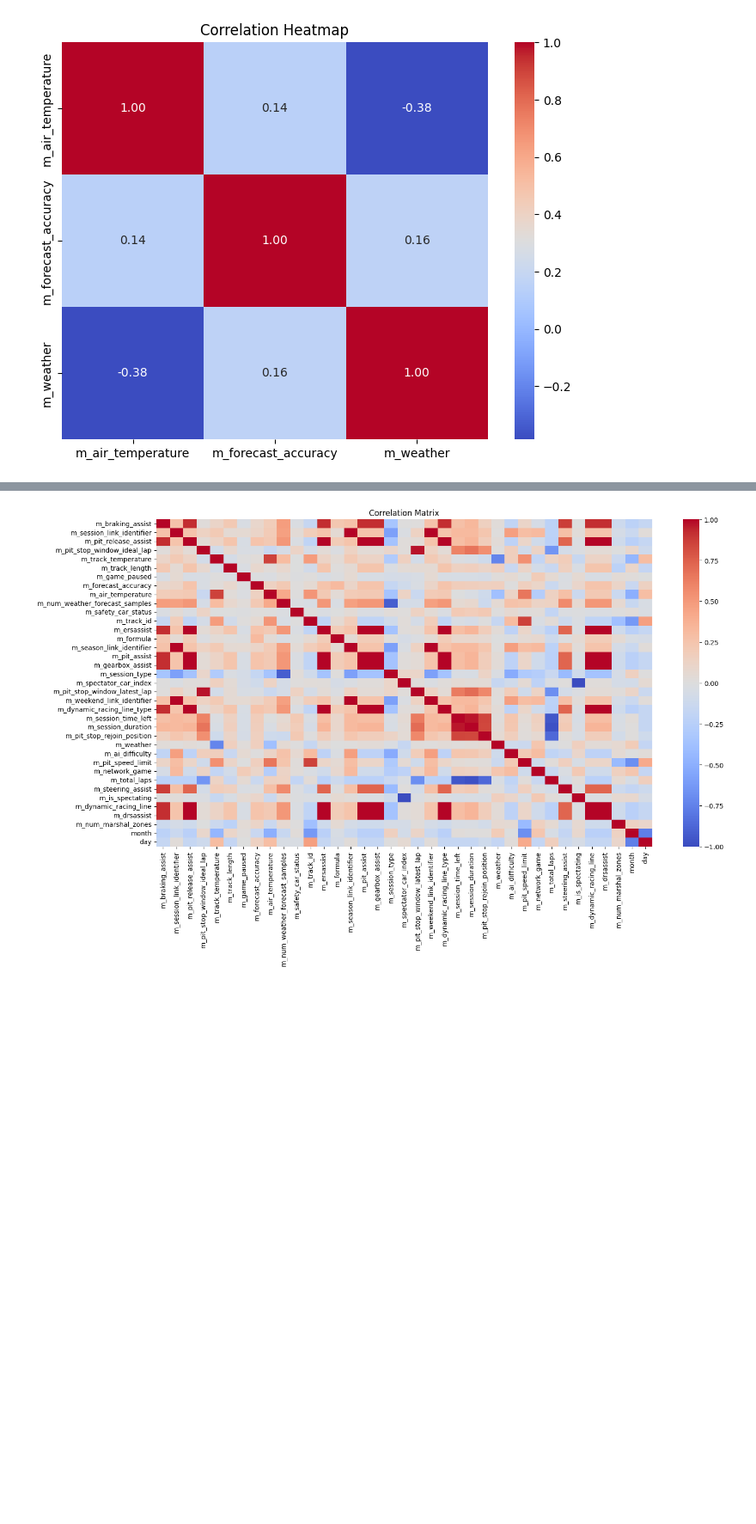
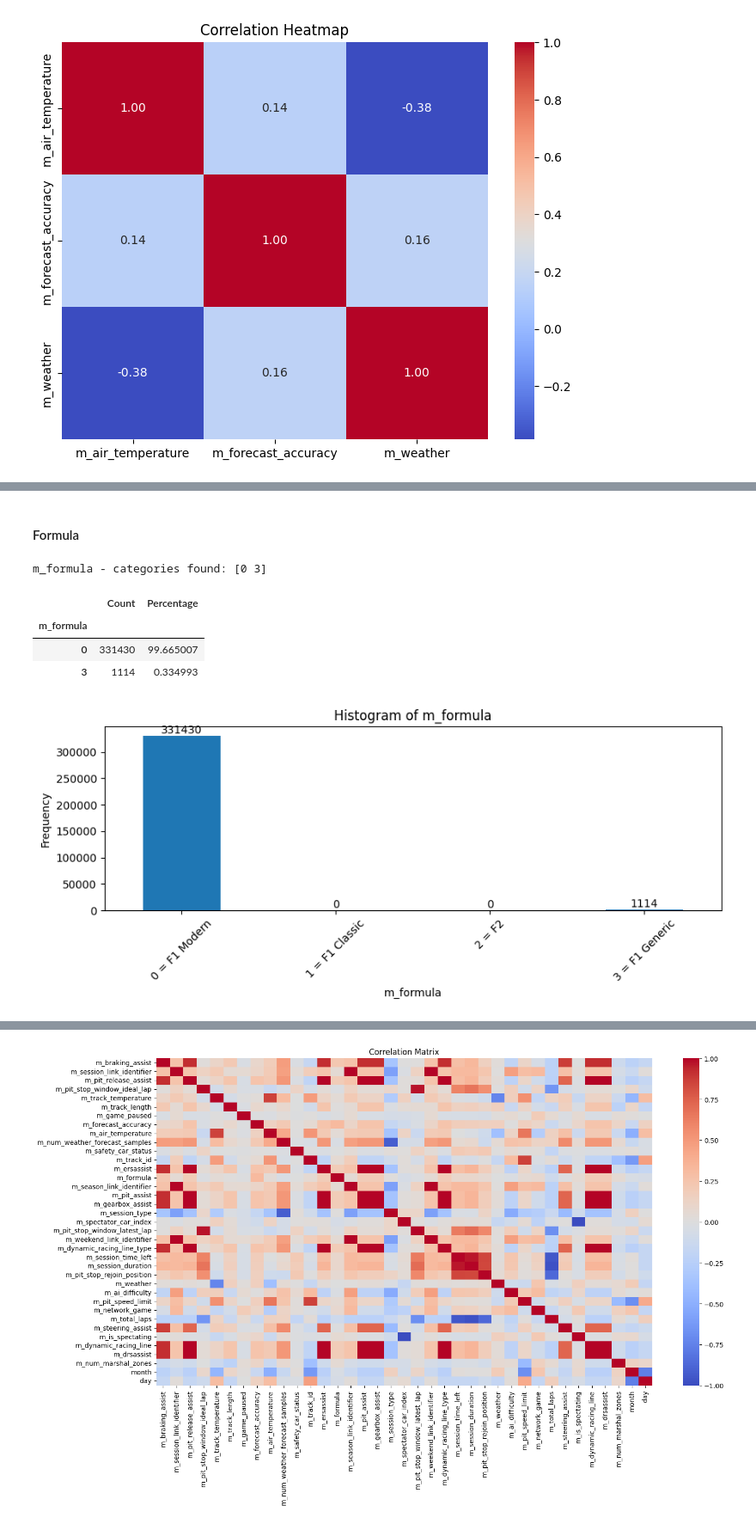
Before and after one commit to omanar1/usable_ai, a Jupyter notebook: Homework/HW5_assignment_m05_eda_Ricardo OMANA.ipynb, the cells around one changed output, grey strips where cells are left out. Shown at 86% size. Saved outputs shown, nothing was run; the diff lists cells and outputs as text; code cells hidden in the pictures; blank space fills up the shorter version.

```diff
--- a/Homework/HW5_assignment_m05_eda_Ricardo OMANA.ipynb
+++ b/Homework/HW5_assignment_m05_eda_Ricardo OMANA.ipynb
@@ -1607,0 +1623,18 @@ m_weather                    -0.384900             0.160750    1.00000
+# %% [markdown]
+#### Formula ####
+# %%
+# Define category mapping
+category_mapping = {
+    0 : '0 = F1 Modern',
+    1 : '1 = F1 Classic',
+    2 : '2 = F2',
+    3 : '3 = F1 Generic'}
+
+bar_plot(df_weather,'m_formula',category_mapping)
+# %% [output]
+m_formula - categories found: [0 3]
+|  | Count | Percentage |
+| m_formula |  |  |
+| 0 | 331430 | 99.665007 |
+| 3 | 1114 | 0.334993 |
+[figure, added]
```
Also changed, not shown: parts of 19 cells of this notebook.
